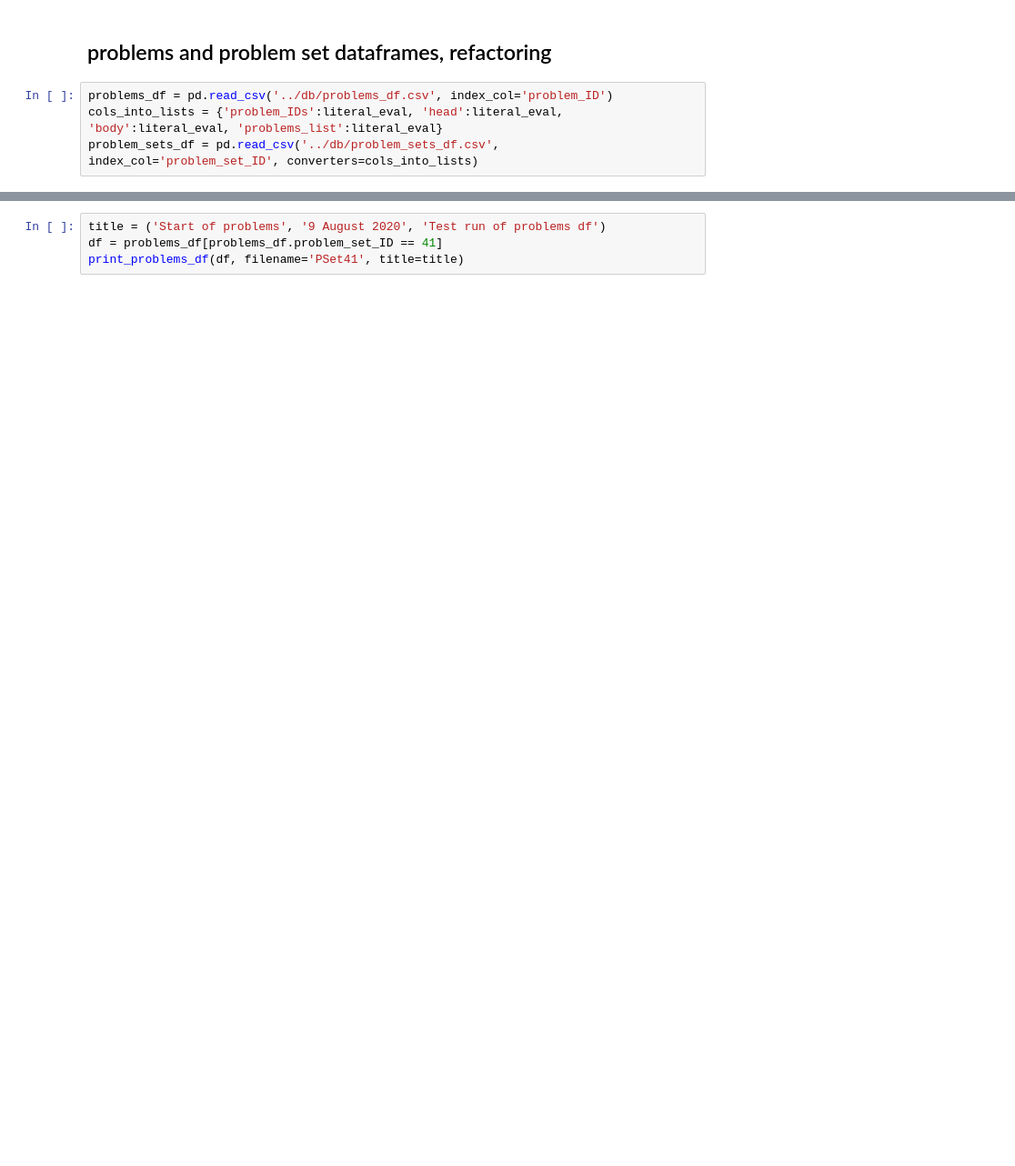
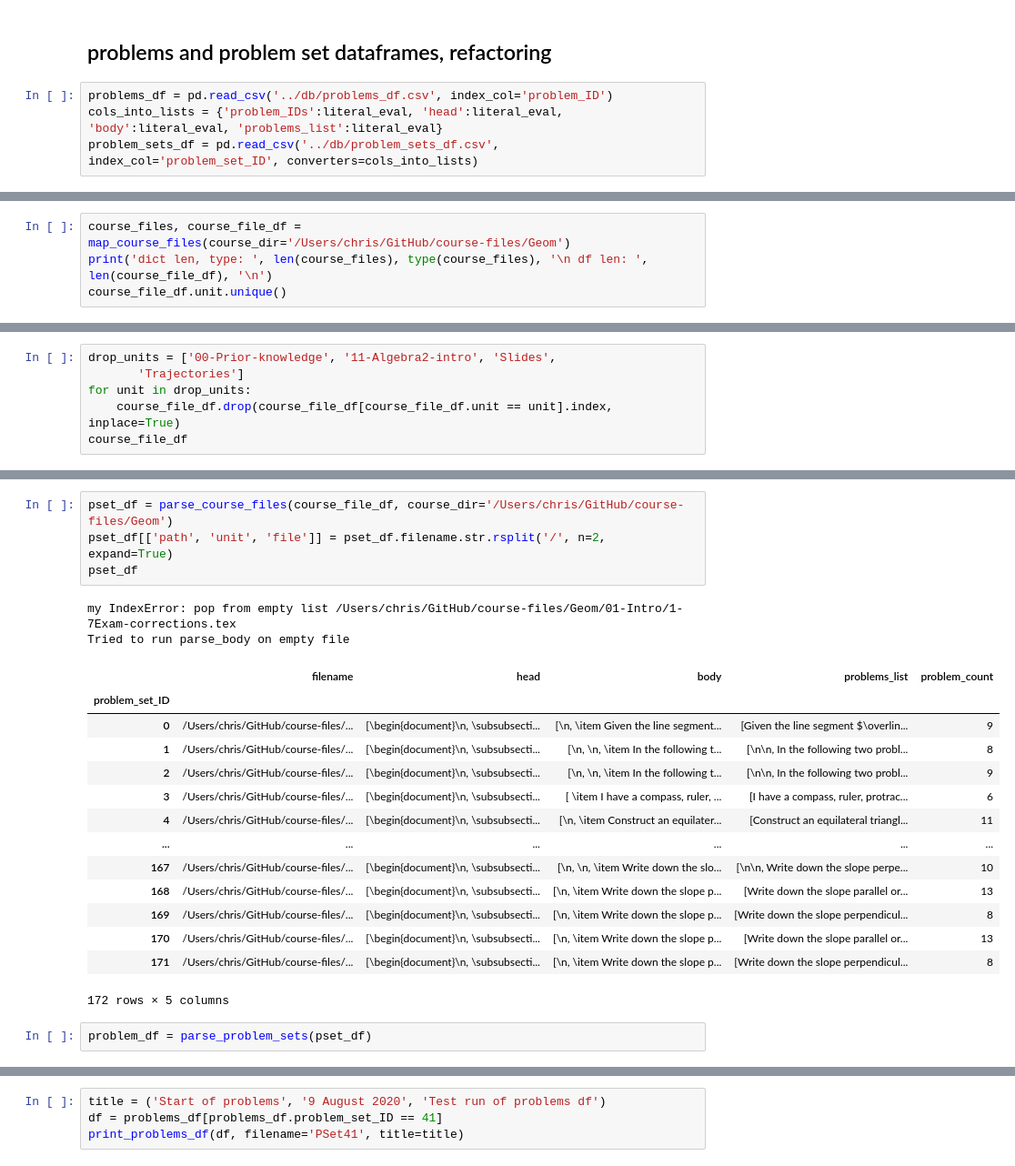
Before and after one commit to chrishuson/mathai, a Jupyter notebook: src/notes.ipynb, the cells around one changed output, grey strips where cells are left out. Shown at 91% size. Saved outputs shown, nothing was run; the diff lists cells and outputs as text; blank space fills up the shorter version.

```diff
--- a/src/notes.ipynb
+++ b/src/notes.ipynb
@@ -166,0 +37,4 @@ Identify a linear pair of angles in the given diagram.
+# %%
+course_files, course_file_df = map_course_files(course_dir='/Users/chris/GitHub/course-files/Geom')
+print('dict len, type: ', len(course_files), type(course_files), '\n df len: ', len(course_file_df), '\n')
+course_file_df.unit.unique()
@@ -166,0 +50,6 @@ Identify a linear pair of angles in the given diagram.
+# %%
+drop_units = ['00-Prior-knowledge', '11-Algebra2-intro', 'Slides',
+       'Trajectories']
+for unit in drop_units:
+    course_file_df.drop(course_file_df[course_file_df.unit == unit].index, inplace=True)
+course_file_df
@@ -166,0 +70,23 @@ Identify a linear pair of angles in the given diagram.
+# %%
+pset_df = parse_course_files(course_file_df, course_dir='/Users/chris/GitHub/course-files/Geom')
+pset_df[['path', 'unit', 'file']] = pset_df.filename.str.rsplit('/', n=2, expand=True)
+pset_df
+# %% [output]
+my IndexError: pop from empty list /Users/chris/GitHub/course-files/Geom/01-Intro/1-7Exam-corrections.tex
+Tried to run parse_body on empty file
+|  | filename | head | body | problems_list | problem_count |
+| problem_set_ID |  |  |  |  |  |
+| 0 | /Users/chris/GitHub/course-files/... | [\begin{document}\n, \subsubsecti... | [\n, \item Given the line segment... | [Given the line segment $\overlin... | 9 |
+| 1 | /Users/chris/GitHub/course-files/... | [\begin{document}\n, \subsubsecti... | [\n, \n, \item In the following t... | [\n\n, In the following two probl... | 8 |
+| 2 | /Users/chris/GitHub/course-files/... | [\begin{document}\n, \subsubsecti... | [\n, \n, \item In the following t... | [\n\n, In the following two probl... | 9 |
+| 3 | /Users/chris/GitHub/course-files/... | [\begin{document}\n, \subsubsecti... | [ \item I have a compass, ruler, ... | [I have a compass, ruler, protrac... | 6 |
+| 4 | /Users/chris/GitHub/course-files/... | [\begin{document}\n, \subsubsecti... | [\n, \item Construct an equilater... | [Construct an equilateral triangl... | 11 |
+| ... | ... | ... | ... | ... | ... |
+| 167 | /Users/chris/GitHub/course-files/... | [\begin{document}\n, \subsubsecti... | [\n, \n, \item Write down the slo... | [\n\n, Write down the slope perpe... | 10 |
+| 168 | /Users/chris/GitHub/course-files/... | [\begin{document}\n, \subsubsecti... | [\n, \item Write down the slope p... | [Write down the slope parallel or... | 13 |
+| 169 | /Users/chris/GitHub/course-files/... | [\begin{document}\n, \subsubsecti... | [\n, \item Write down the slope p... | [Write down the slope perpendicul... | 8 |
+| 170 | /Users/chris/GitHub/course-files/... | [\begin{document}\n, \subsubsecti... | [\n, \item Write down the slope p... | [Write down the slope parallel or... | 13 |
+| 171 | /Users/chris/GitHub/course-files/... | [\begin{document}\n, \subsubsecti... | [\n, \item Write down the slope p... | [Write down the slope perpendicul... | 8 |
+172 rows × 5 columns
+# %%
+problem_df = parse_problem_sets(pset_df)
```
Also changed, not shown: parts of 29 cells of this notebook, 4 other files.
